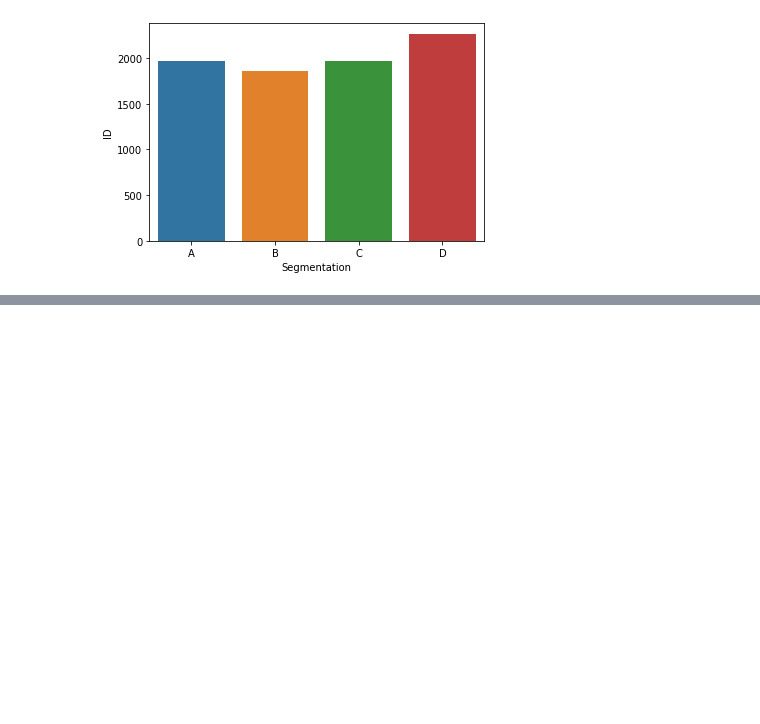
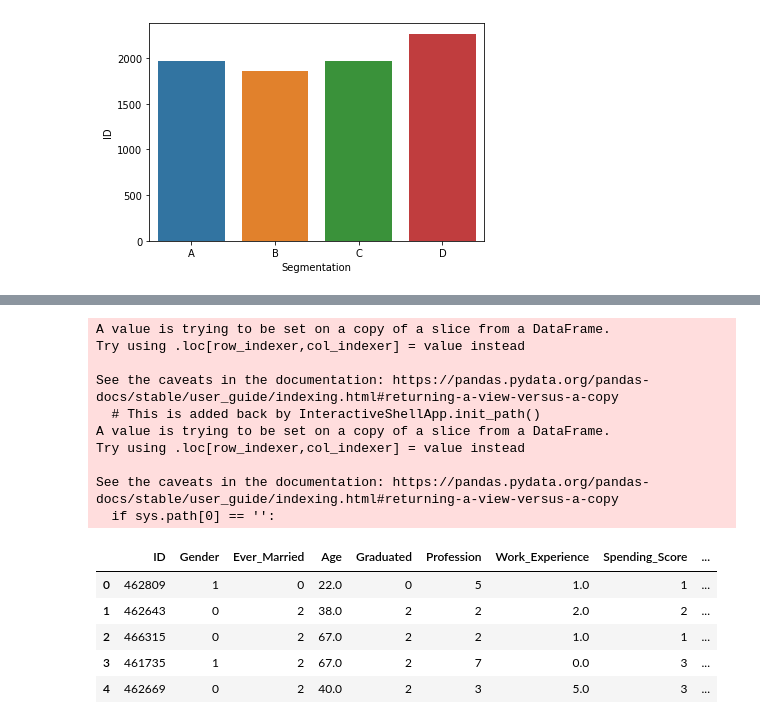
Before and after one commit to anuragb1090/JH_CustomerSegmentation, a Jupyter notebook: 000_JH_CustomerSegmentation.ipynb, the cells around one changed output, grey strips where cells are left out. Cells and saved outputs as stored; diff of their text form; code cells hidden in the pictures; blank space fills up the shorter version.

```diff
--- a/000_JH_CustomerSegmentation.ipynb
+++ b/000_JH_CustomerSegmentation.ipynb
@@ -90,0 +90,62 @@ sns.barplot(x='Segmentation', y='ID', data=tmp)
+# %%
+cat_features = ['Gender', 'Ever_Married', 'Graduated', 'Profession',
+                'Spending_Score', 'Var_1', 'Segmentation']
+
+le_gender = LabelEncoder()
+le_married = LabelEncoder()
+le_graduated = LabelEncoder()
+le_profession = LabelEncoder()
+le_segment = LabelEncoder()
+le_source = LabelEncoder()
+
+train['source'] = 'train'
+test['source'] = 'test'
+
+unified = pd.concat([train, test], axis=0)
+unified.fillna('None', inplace=True)
+
+unified['Gender'] = le_gender.fit_transform(unified['Gender'])
+unified['Ever_Married'] = le_married.fit_transform(unified['Ever_Married'])
+unified['Graduated'] = le_graduated.fit_transform(unified['Graduated'])
+unified['Profession'] = le_profession.fit_transform(unified['Profession'])
+unified['Segmentation'] = le_segment.fit_transform(unified['Segmentation'])
+unified['source'] = le_source.fit_transform(unified['source'])
+
+spending = {
+      'Low' : 1
+    , 'Average' : 2
+    , 'High' : 3
+}
+
+var1 = {
+      'Cat_1' : 1
+    , 'Cat_2' : 2
+    , 'Cat_3' : 3
+    , 'Cat_4' : 4
+    , 'Cat_5' : 5
+    , 'Cat_6' : 6
+    , 'Cat_7' : 7
+    , 'None'  : 0
+
+}
+
+unified['Spending_Score'] = unified['Spending_Score'].map(spending)
+unified['Var_1'] = unified['Var_1'].map(var1)
+unified.head()
+# %% [output]
+A value is trying to be set on a copy of a slice from a DataFrame.
+Try using .loc[row_indexer,col_indexer] = value instead
+
+See the caveats in the documentation: https://pandas.pydata.org/pandas-docs/stable/user_guide/indexing.html#returning-a-view-versus-a-copy
+  # This is added back by InteractiveShellApp.init_path()
+A value is trying to be set on a copy of a slice from a DataFrame.
+Try using .loc[row_indexer,col_indexer] = value instead
+
+See the caveats in the documentation: https://pandas.pydata.org/pandas-docs/stable/user_guide/indexing.html#returning-a-view-versus-a-copy
+  if sys.path[0] == '':
+|  | ID | Gender | Ever_Married | Age | Graduated | Profession | Work_Experience | Spending_Score | ... |
+| 0 | 462809 | 1 | 0 | 22.0 | 0 | 5 | 1.0 | 1 | ... |
+| 1 | 462643 | 0 | 2 | 38.0 | 2 | 2 | 2.0 | 2 | ... |
+| 2 | 466315 | 0 | 2 | 67.0 | 2 | 2 | 1.0 | 1 | ... |
+| 3 | 461735 | 1 | 2 | 67.0 | 2 | 7 | 0.0 | 3 | ... |
+| 4 | 462669 | 0 | 2 | 40.0 | 2 | 3 | 5.0 | 3 | ... |
```
Also changed, not shown: parts of 26 cells of this notebook.
